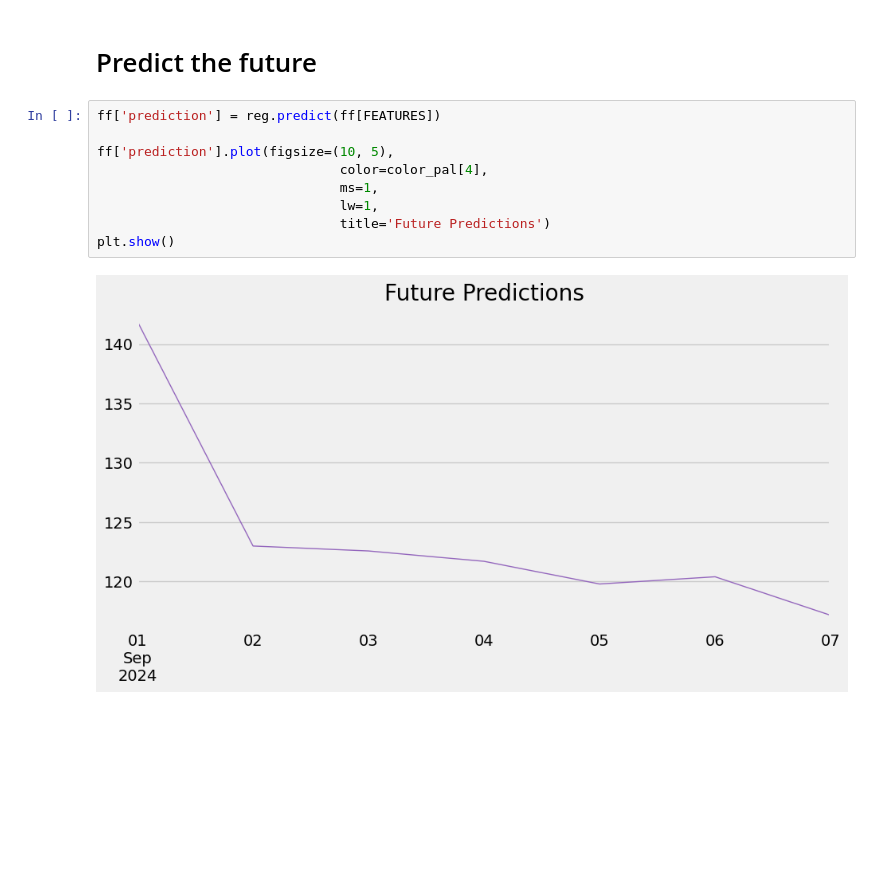
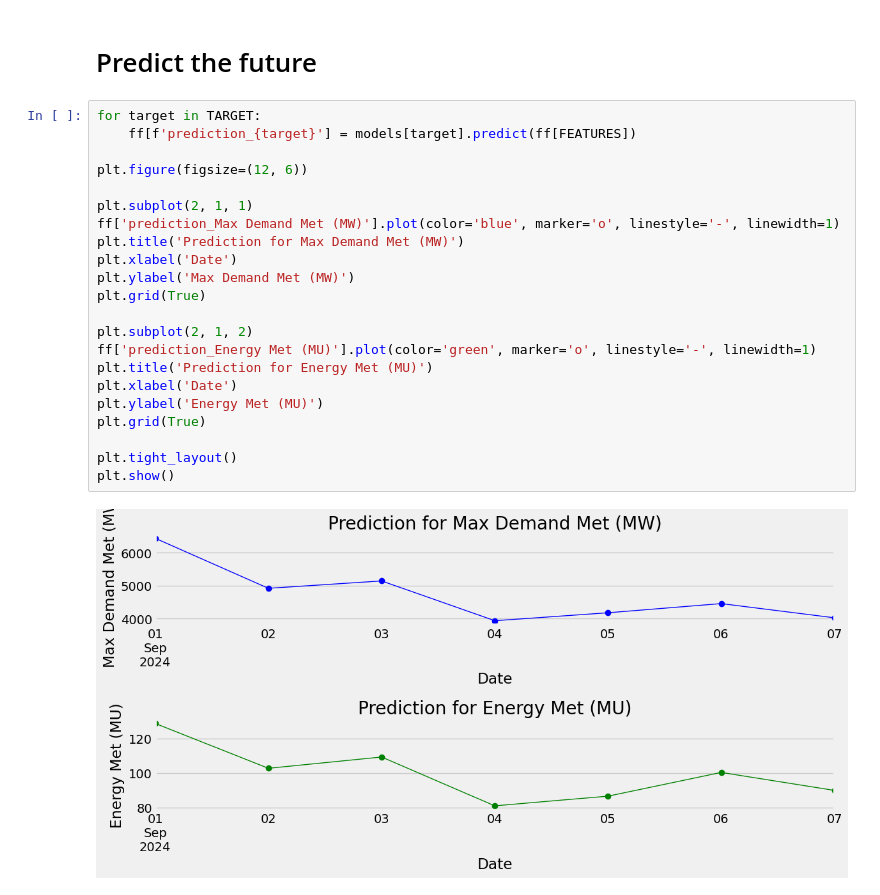
Before and after one commit to PiyushAgrawal626/SIH, a Jupyter notebook: sih-ps-1624.ipynb, the cells around one changed output. Drawn from its saved outputs; the diff is of its cells as text; blank space fills up the shorter version.

```diff
--- a/sih-ps-1624.ipynb
+++ b/sih-ps-1624.ipynb
@@ -401,13 +381,26 @@ se
 # %% [markdown]
 # Predict the future
-# %%
-ff['prediction'] = reg.predict(ff[FEATURES])
-
-ff['prediction'].plot(figsize=(10, 5),
-                               color=color_pal[4],
-                               ms=1,
-                               lw=1,
-                               title='Future Predictions')
-plt.show()
-# %% [output]
-[figure, removed]
+# %%
+for target in TARGET:
+    ff[f'prediction_{target}'] = models[target].predict(ff[FEATURES])
+
+plt.figure(figsize=(12, 6))
+
+plt.subplot(2, 1, 1)
+ff['prediction_Max Demand Met (MW)'].plot(color='blue', marker='o', linestyle='-', linewidth=1)
+plt.title('Prediction for Max Demand Met (MW)')
+plt.xlabel('Date')
+plt.ylabel('Max Demand Met (MW)')
+plt.grid(True)
+
+plt.subplot(2, 1, 2)
+ff['prediction_Energy Met (MU)'].plot(color='green', marker='o', linestyle='-', linewidth=1)
+plt.title('Prediction for Energy Met (MU)')
+plt.xlabel('Date')
+plt.ylabel('Energy Met (MU)')
+plt.grid(True)
+
+plt.tight_layout()
+plt.show()
+# %% [output]
+[figure, added]
```
Also changed, not shown: parts of 6 cells of this notebook.
